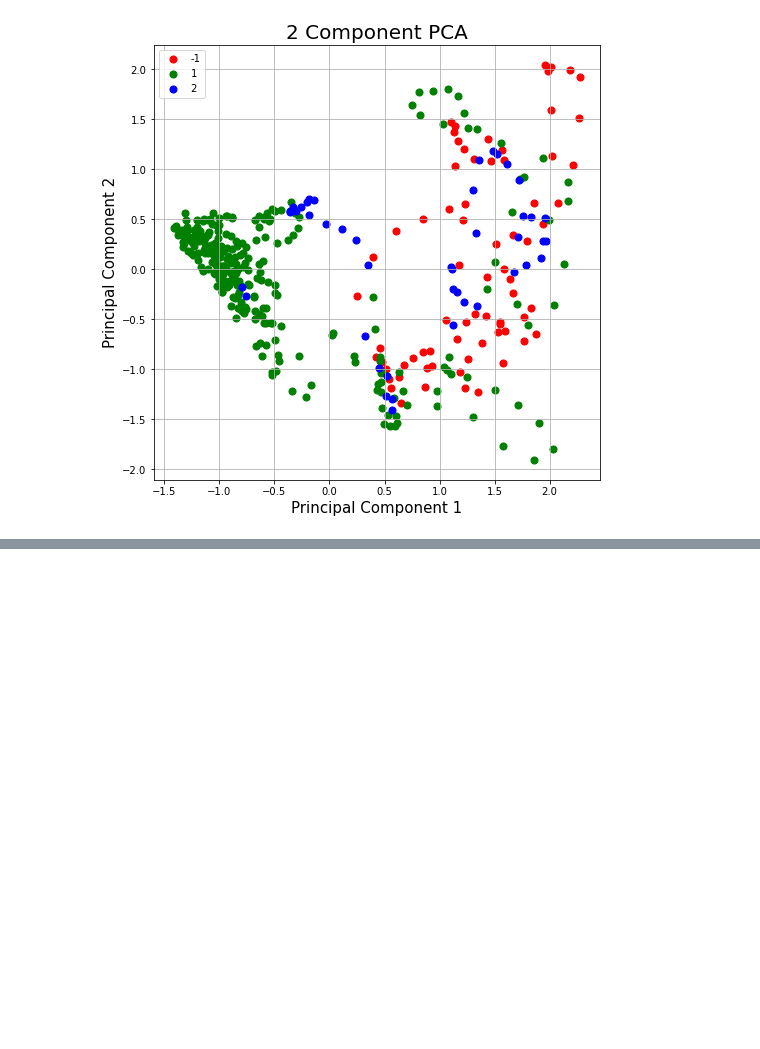
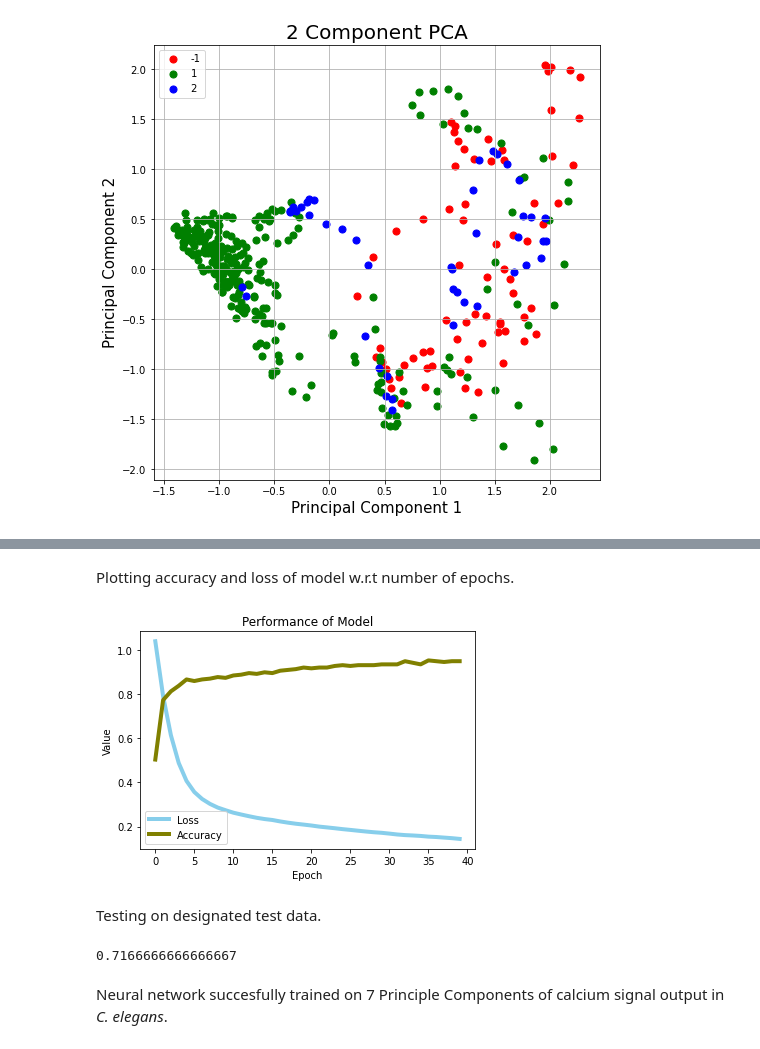
Before and after one commit to HariPN13/SignalProcessingTutorial, a Jupyter notebook: Wormos.ipynb, the cells around one changed output, grey strips where cells are left out. Saved outputs shown, nothing was run; the diff lists cells and outputs as text; code cells hidden in the pictures; blank space fills up the shorter version.

```diff
--- a/Wormos.ipynb
+++ b/Wormos.ipynb
@@ -144,0 +93,8 @@ Prediction
+# %%
+pca80 = PCA(0.8)
+Xn = pca80.fit_transform(X)
+
+Xn_train, Xn_test, Yn_train, Yn_test = train_test_split(Xn, Y, test_size=0.30, random_state=42)
+
+
+Yn_train = to_categorical(Yn_train)
@@ -144,0 +122,19 @@ Prediction
+# %%
+#def mymodel():
+	#model = Sequential()
+	#model.add(Dense(14, input_dim=7, activation='relu'))
+	#model.add(Dense(3, activation='softmax'))
+	#model.compile(loss='categorical_crossentropy', optimizer='adam', metrics=['accuracy'])
+	#return model
+
+#estimator = KerasClassifier(build_fn=mymodel, epochs=20, batch_size=5, verbose=0)
+model = Sequential()
+model.add(Dense(28, input_shape = (7,) , activation = 'relu'))
+
+model.add(Dense(3, activation = 'softmax'))
+
+model.summary()
+model.compile(loss = 'categorical_crossentropy' , optimizer = 'adam' , metrics = ['accuracy'] )
+
+predictor = model.fit(Xn_train, Yn_train, epochs = 40, batch_size = 5)
+predictor
@@ -144,0 +160,22 @@ Prediction
+# %% [markdown]
+Plotting accuracy and loss of model w.r.t number of epochs.
+# %%
+plt.plot(predictor.history['loss'], data=df, marker='', markerfacecolor='blue', color='skyblue', linewidth=4, label='Loss')
+plt.plot(predictor.history['accuracy'], data=df, marker='', color='olive', linewidth=4, label='Accuracy')
+plt.xlabel('Epoch')
+plt.ylabel('Value')
+plt.title('Performance of Model')
+plt.legend()
+plt.show()
+# %% [output]
+[figure, added]
+# %% [markdown]
+Testing on designated test data.
+# %%
+y_pred = model.predict_classes(Xn_test)
+
+accuracy_score(y_pred, Yn_test)
+# %% [output]
+0.7166666666666667
+# %% [markdown]
+Neural network succesfully trained on 7 Principle Components of calcium signal output in *C. elegans*.
```
Also changed, not shown: parts of 22 cells of this notebook.
